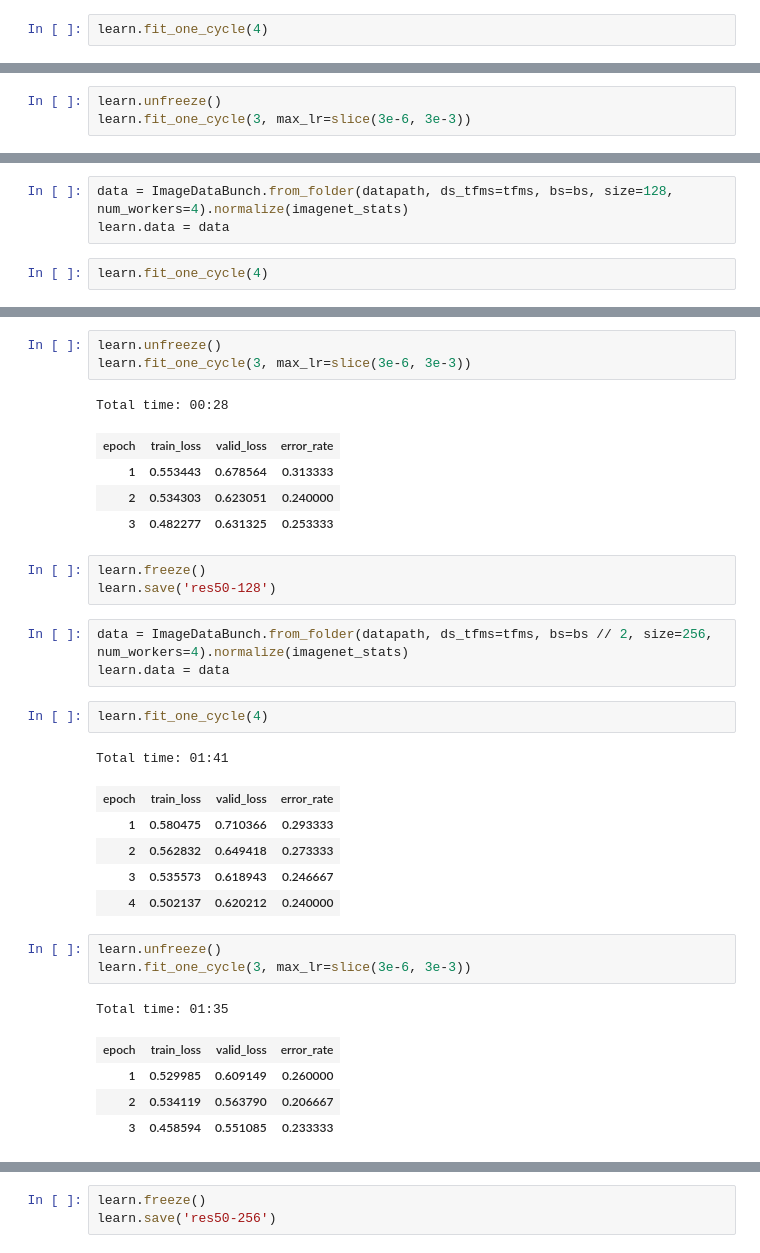
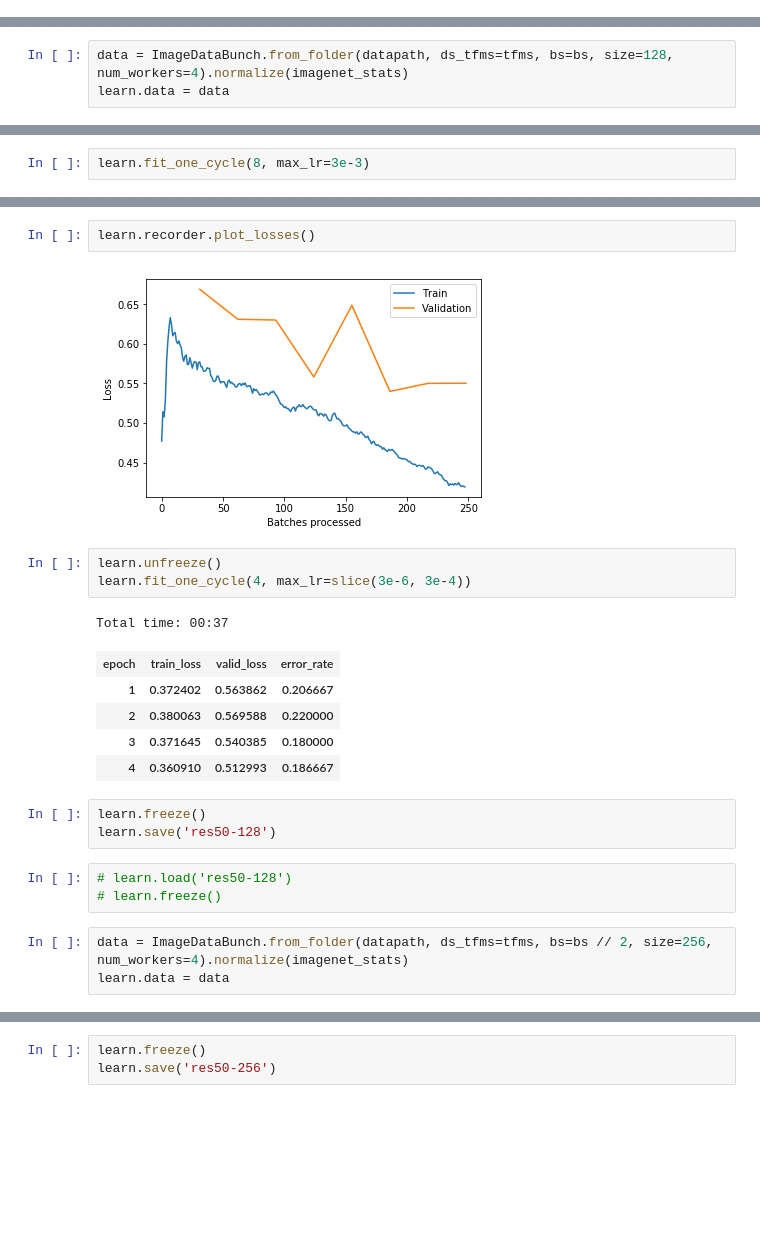
Before and after one commit to jellenberger/melanoma-detection, a Jupyter notebook: work/melanoma-detection-progressive.ipynb, the cells around one changed output, grey strips where cells are left out. Drawn from its saved outputs; the diff is of its cells as text; blank space fills up the shorter version.

Commit message:
more training

```diff
--- a/work/melanoma-detection-progressive.ipynb
+++ b/work/melanoma-detection-progressive.ipynb
@@ -67,2 +75,0 @@ learn.data = data
-# %%
-learn.fit_one_cycle(4)
@@ -76,3 +75,0 @@ Total time: 00:15
-# %%
-learn.unfreeze()
-learn.fit_one_cycle(3, max_lr=slice(3e-6, 3e-3))
@@ -88,5 +82,3 @@ learn.save('res50-64')
 # %%
 data = ImageDataBunch.from_folder(datapath, ds_tfms=tfms, bs=bs, size=128, num_workers=4).normalize(imagenet_stats)
 learn.data = data
-# %%
-learn.fit_one_cycle(4)
@@ -99,0 +91,2 @@ Total time: 00:31
+# %%
+learn.fit_one_cycle(8, max_lr=3e-3)
@@ -100,33 +104,23 @@ Total time: 00:31
+# %%
+learn.recorder.plot_losses()
+# %% [output]
+[figure, added]
 # %%
 learn.unfreeze()
-learn.fit_one_cycle(3, max_lr=slice(3e-6, 3e-3))
+learn.fit_one_cycle(4, max_lr=slice(3e-6, 3e-4))
 # %% [output]
-Total time: 00:28
+Total time: 00:37
 | epoch | train_loss | valid_loss | error_rate |
-| 1 | 0.553443 | 0.678564 | 0.313333 |
-| 2 | 0.534303 | 0.623051 | 0.240000 |
-| 3 | 0.482277 | 0.631325 | 0.253333 |
+| 1 | 0.372402 | 0.563862 | 0.206667 |
+| 2 | 0.380063 | 0.569588 | 0.220000 |
+| 3 | 0.371645 | 0.540385 | 0.180000 |
+| 4 | 0.360910 | 0.512993 | 0.186667 |
 # %%
 learn.freeze()
 learn.save('res50-128')
+# %%
+# learn.load('res50-128')
+# learn.freeze()
 # %%
 data = ImageDataBunch.from_folder(datapath, ds_tfms=tfms, bs=bs // 2, size=256, num_workers=4).normalize(imagenet_stats)
 learn.data = data
-# %%
-learn.fit_one_cycle(4)
-# %% [output]
-Total time: 01:41
-| epoch | train_loss | valid_loss | error_rate |
-| 1 | 0.580475 | 0.710366 | 0.293333 |
-| 2 | 0.562832 | 0.649418 | 0.273333 |
-| 3 | 0.535573 | 0.618943 | 0.246667 |
-| 4 | 0.502137 | 0.620212 | 0.240000 |
-# %%
-learn.unfreeze()
-learn.fit_one_cycle(3, max_lr=slice(3e-6, 3e-3))
-# %% [output]
-Total time: 01:35
-| epoch | train_loss | valid_loss | error_rate |
-| 1 | 0.529985 | 0.609149 | 0.260000 |
-| 2 | 0.534119 | 0.563790 | 0.206667 |
-| 3 | 0.458594 | 0.551085 | 0.233333 |
```
Also changed, not shown: parts of 19 cells of this notebook.
